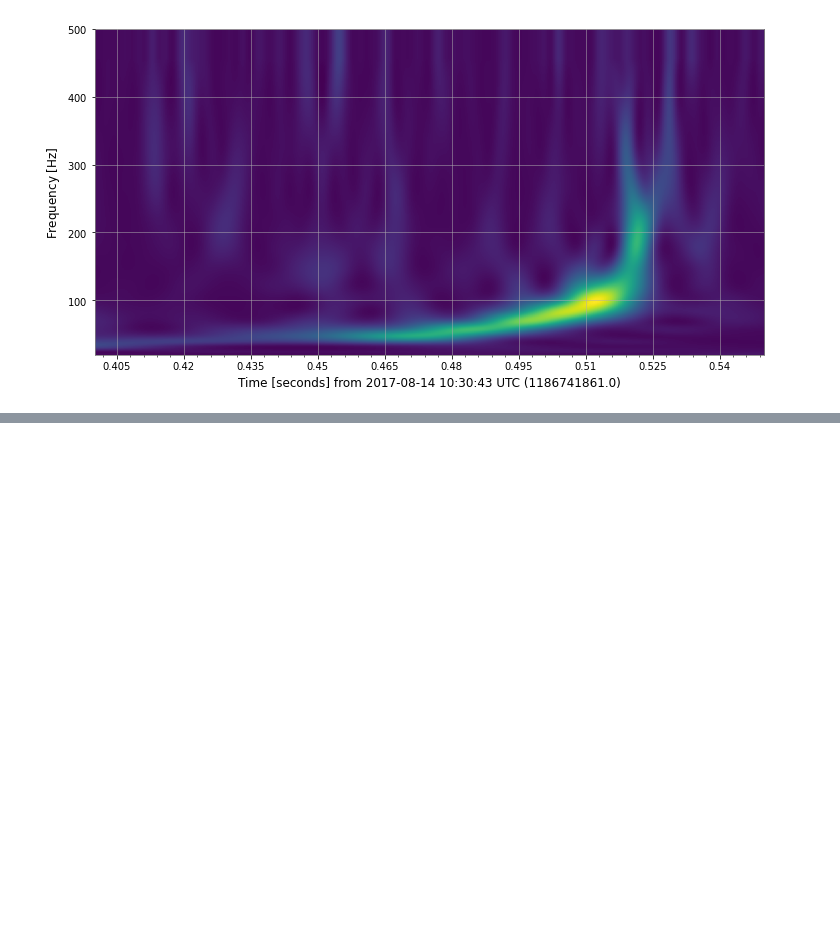
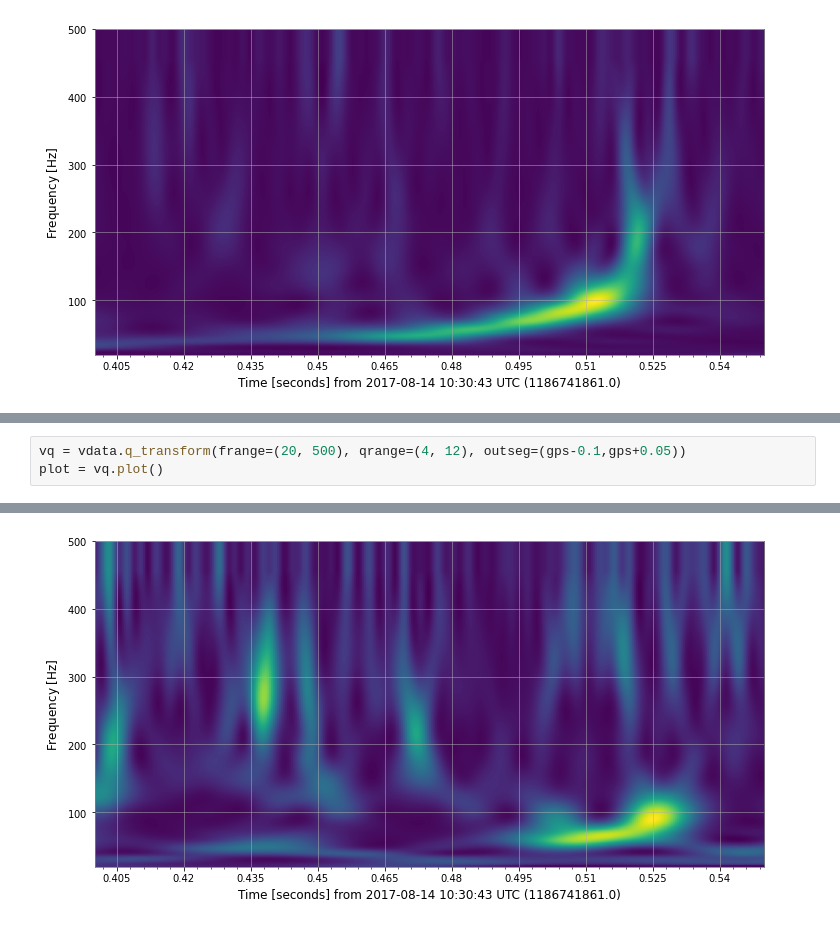
Before and after one commit to gda98re/odw-2022, a Jupyter notebook: Tutorials/Day_1/Tuto 1.3 Q-transforms with GWpy.ipynb, the cells around one changed output, grey strips where cells are left out. Drawn from its saved outputs; the diff is of its cells as text; blank space fills up the shorter version.

```diff
--- a/Tutorials/Day_1/Tuto 1.3 Q-transforms with GWpy.ipynb
+++ b/Tutorials/Day_1/Tuto 1.3 Q-transforms with GWpy.ipynb
@@ -309,0 +322,4 @@ WARNING: AstropyDeprecationWarning: support for accessing str attributes such as
+# %%
+vq = vdata.q_transform(frange=(20, 500), qrange=(4, 12), outseg=(gps-0.1,gps+0.05))
+plot = vq.plot()
+# %% [output]
@@ -309,0 +327 @@ WARNING: AstropyDeprecationWarning: support for accessing str attributes such as
+[figure, added]
```
Also changed, not shown: parts of 3 cells of this notebook.
